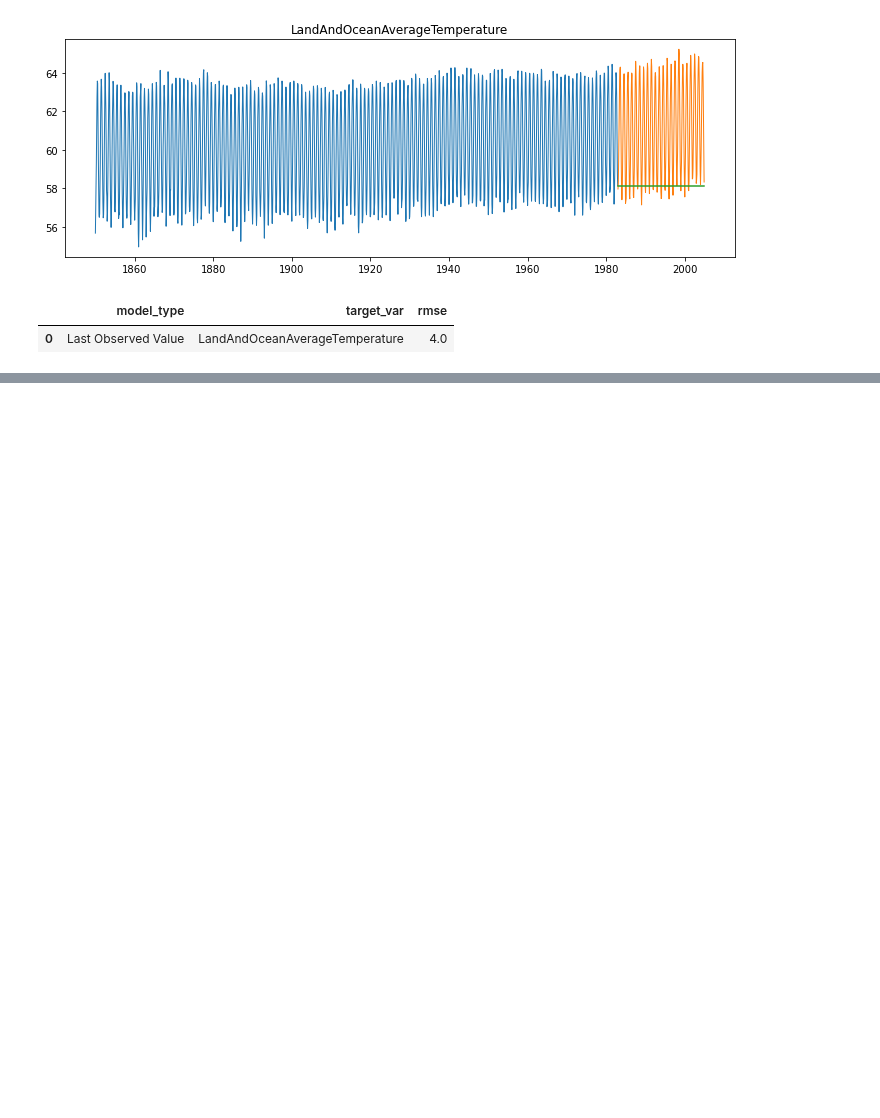
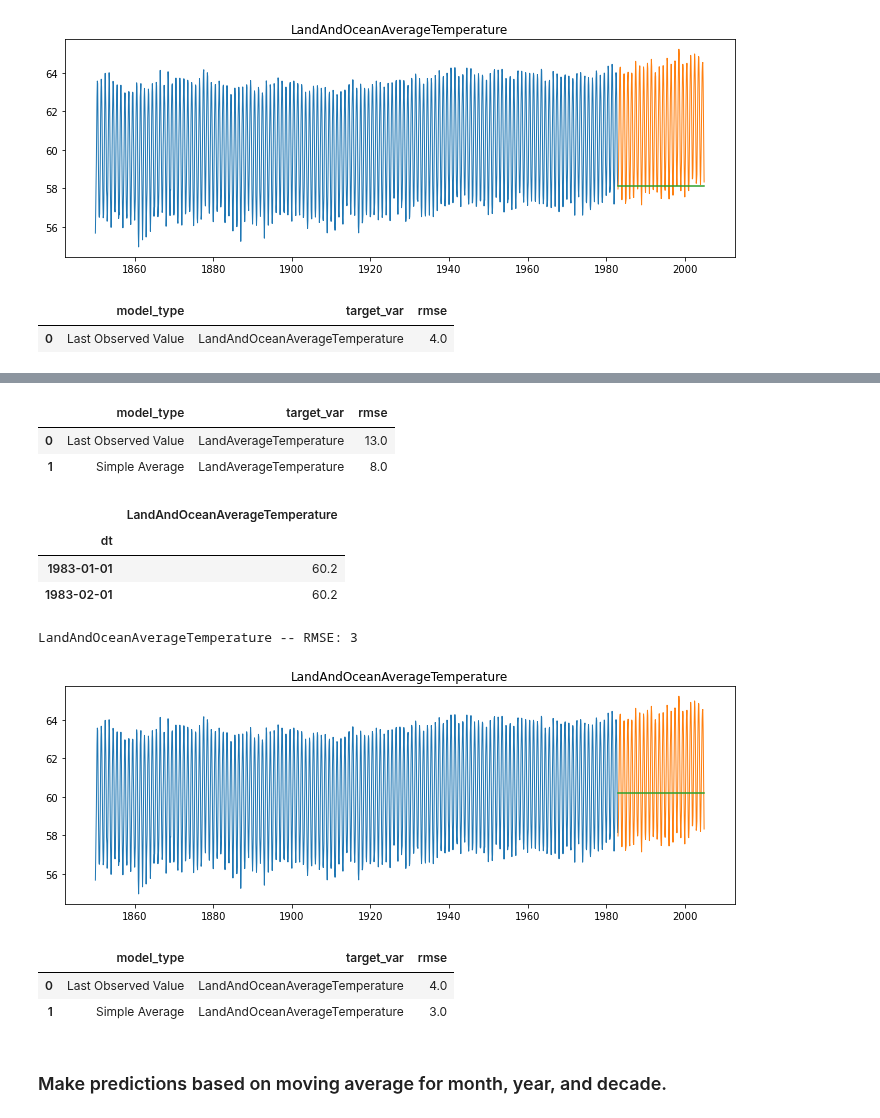
Before and after one commit to Johndsalas/earths_temperature_time_series, a Jupyter notebook: main_notebook.ipynb, the cells around one changed output, grey strips where cells are left out. Saved outputs shown, nothing was run; the diff lists cells and outputs as text; code cells hidden in the pictures; blank space fills up the shorter version.

```diff
--- a/main_notebook.ipynb
+++ b/main_notebook.ipynb
@@ -395,0 +416,32 @@ append_eval_df_ocean("Last Observed Value", 'LandAndOceanAverageTemperature')
+# %%
+eval_df_land = append_eval_df_land('Simple Average', 'LandAverageTemperature')
+eval_df_land
+# %% [output]
+|  | model_type | target_var | rmse |
+| 0 | Last Observed Value | LandAverageTemperature | 13.0 |
+| 1 | Simple Average | LandAverageTemperature | 8.0 |
+# %%
+temps = round(train_ocean['LandAndOceanAverageTemperature'].mean(),2)
+
+yhat_ocean_df = pd.DataFrame({'LandAndOceanAverageTemperature': [temps]}, index = validate_ocean.index)
+
+yhat_ocean_df.head(2)
+# %% [output]
+|  | LandAndOceanAverageTemperature |
+| dt |  |
+| 1983-01-01 | 60.2 |
+| 1983-02-01 | 60.2 |
+# %%
+plot_and_eval_ocean('LandAndOceanAverageTemperature')
+# %% [output]
+LandAndOceanAverageTemperature -- RMSE: 3
+[figure, added]
+# %%
+eval_df_ocean = append_eval_df_ocean('Simple Average', 'LandAndOceanAverageTemperature')
+eval_df_ocean
+# %% [output]
+|  | model_type | target_var | rmse |
+| 0 | Last Observed Value | LandAndOceanAverageTemperature | 4.0 |
+| 1 | Simple Average | LandAndOceanAverageTemperature | 3.0 |
+# %% [markdown]
+### Make predictions based on moving average for month, year, and decade.
```
Also changed, not shown: parts of 5 cells of this notebook.
